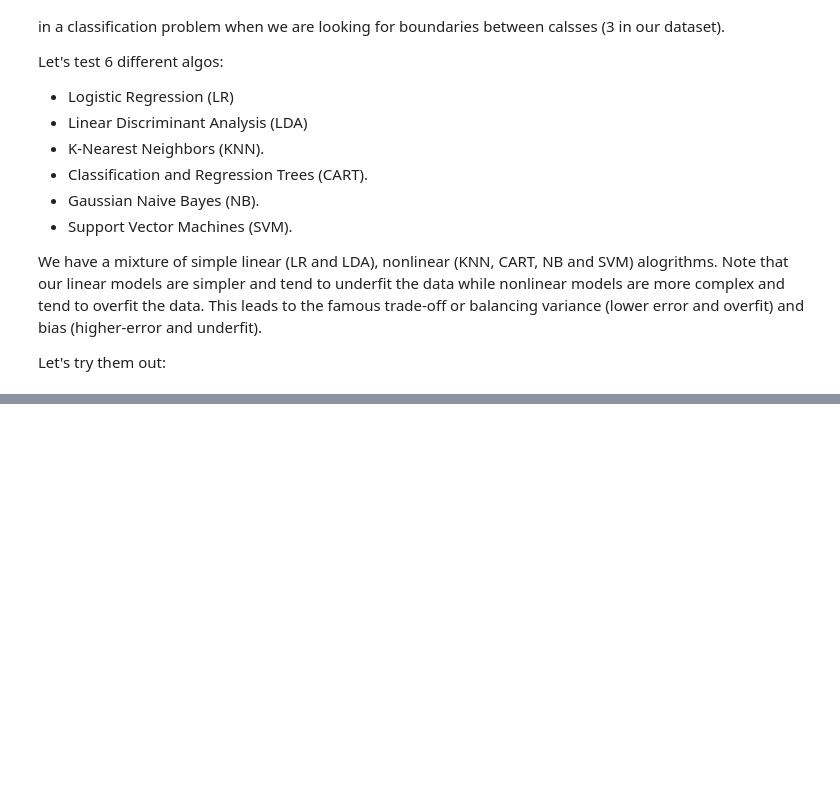
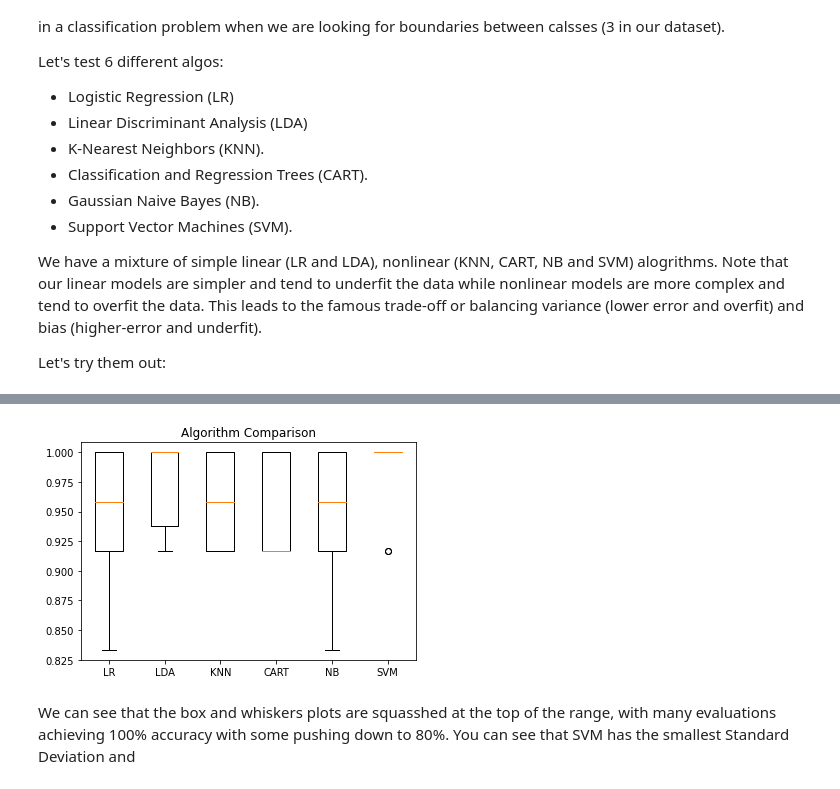
Before and after one commit to DavidStewartLDN/iris-flower-identifier, a Jupyter notebook: Jupyter-Iris-Flower-Classifier.ipynb, the cells around one changed output, grey strips where cells are left out. Saved outputs shown, nothing was run; the diff lists cells and outputs as text; code cells hidden in the pictures; blank space fills up the shorter version.

Commit message:
Finished model section

```diff
--- a/Jupyter-Iris-Flower-Classifier.ipynb
+++ b/Jupyter-Iris-Flower-Classifier.ipynb
@@ -264,0 +269,9 @@ models.append(('SVM', SVC(gamma='auto')))
+# %%
+results = []
+names = []
+for name, model in models:
+    kfold = StratifiedKFold(n_splits=10, random_state=1, shuffle=True)
+    cv_results = cross_val_score(model, X_train, Y_train, cv=kfold, scoring='accuracy')
+    results.append(cv_results)
+    names.append(name)
+    print('%s: %f (%f)' % (name, cv_results.mean(), cv_results.std()))
@@ -264,0 +293,8 @@ models.append(('SVM', SVC(gamma='auto')))
+# %%
+pyplot.boxplot(results, labels=names)
+pyplot.title('Algorithm Comparison')
+pyplot.show()
+# %% [output]
+[figure, added]
+# %% [markdown]
+We can see that the box and whiskers plots are squasshed at the top of the range, with many evaluations achieving 100% accuracy with some pushing down to 80%. You can see that SVM has the smallest Standard Deviation and
```
Also changed, not shown: parts of 4 cells of this notebook.
